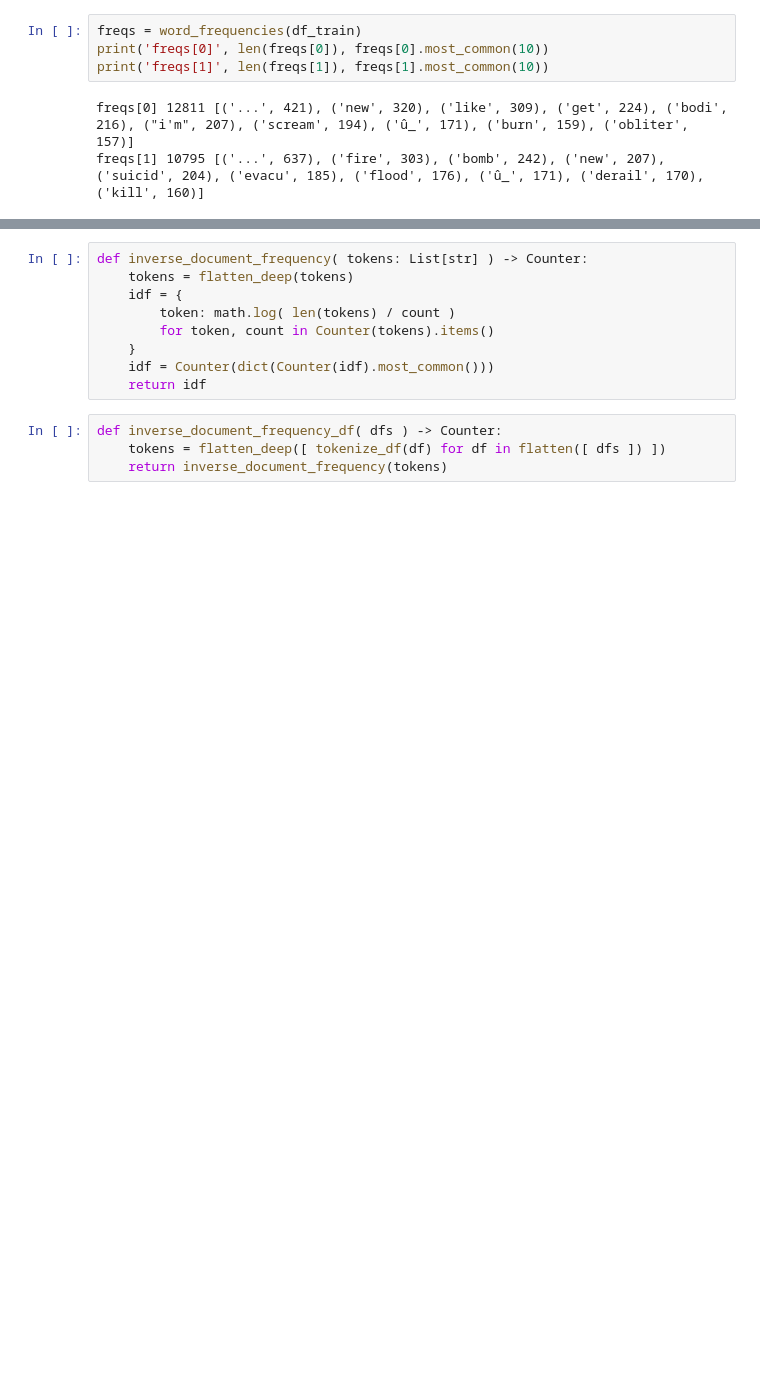
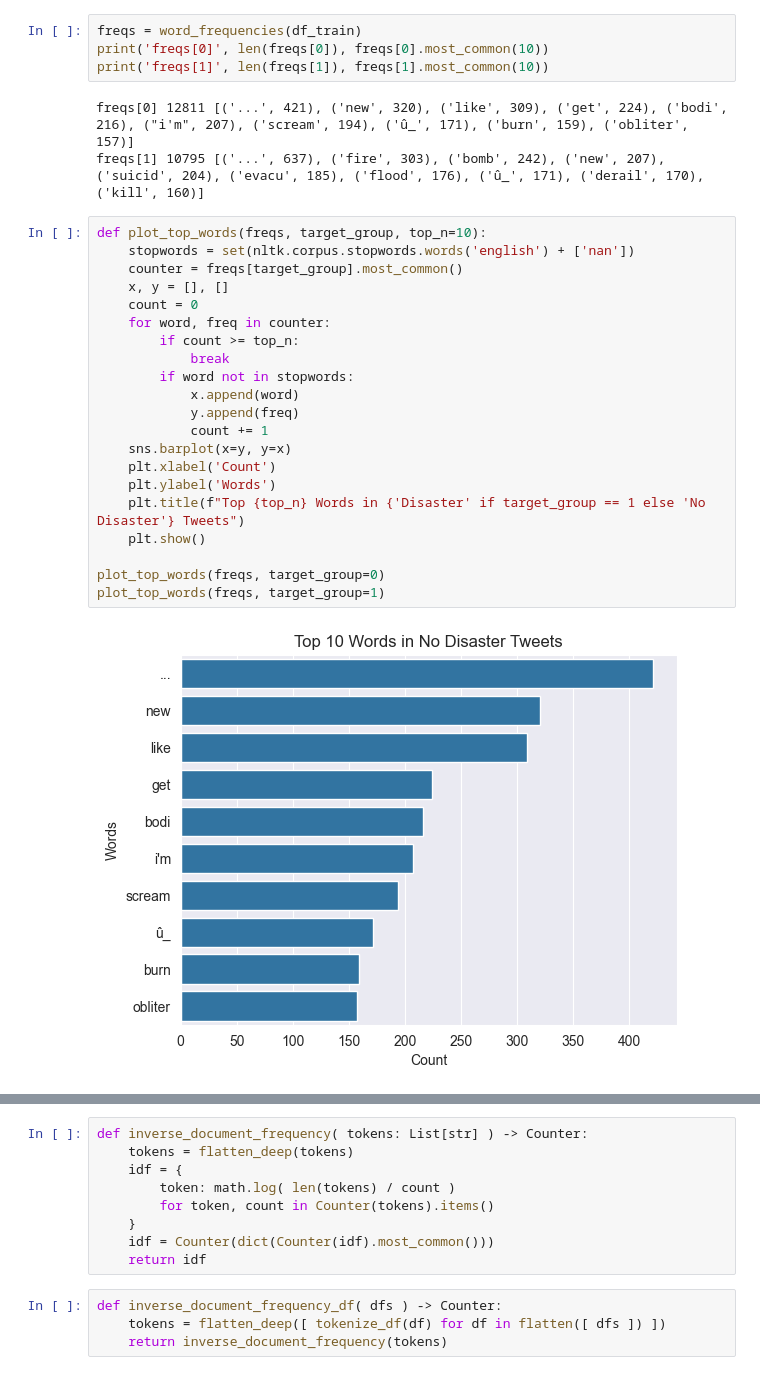
Before and after one commit to kimdamitung/NaturalLanguageProcessing, a Jupyter notebook: Nhom14/naturallanguageprocessing.ipynb, the cells around one changed output, grey strips where cells are left out. Cells and saved outputs as stored; diff of their text form; blank space fills up the shorter version.

```diff
--- a/Nhom14/naturallanguageprocessing.ipynb
+++ b/Nhom14/naturallanguageprocessing.ipynb
@@ -87,3 +99,26 @@ print('freqs[1]', len(freqs[1]), freqs[1].most_common(10))
 # %% [output]
 freqs[0] 12811 [('...', 421), ('new', 320), ('like', 309), ('get', 224), ('bodi', 216), ("i'm", 207), ('scream', 194), ('û_', 171), ('burn', 159), ('obliter', 157)]
 freqs[1] 10795 [('...', 637), ('fire', 303), ('bomb', 242), ('new', 207), ('suicid', 204), ('evacu', 185), ('flood', 176), ('û_', 171), ('derail', 170), ('kill', 160)]
+# %%
+def plot_top_words(freqs, target_group, top_n=10):
+    stopwords = set(nltk.corpus.stopwords.words('english') + ['nan'])
+    counter = freqs[target_group].most_common()
+    x, y = [], []
+    count = 0
+    for word, freq in counter:
+        if count >= top_n:
+            break
+        if word not in stopwords:
+            x.append(word)
+            y.append(freq)
+            count += 1
+    sns.barplot(x=y, y=x)
+    plt.xlabel('Count')
+    plt.ylabel('Words')
+    plt.title(f"Top {top_n} Words in {'Disaster' if target_group == 1 else 'No Disaster'} Tweets")
+    plt.show()
+
+plot_top_words(freqs, target_group=0)
+plot_top_words(freqs, target_group=1)
+# %% [output]
+[figure, added]
```
Also changed, not shown: parts of 13 cells of this notebook, 12 other files.
